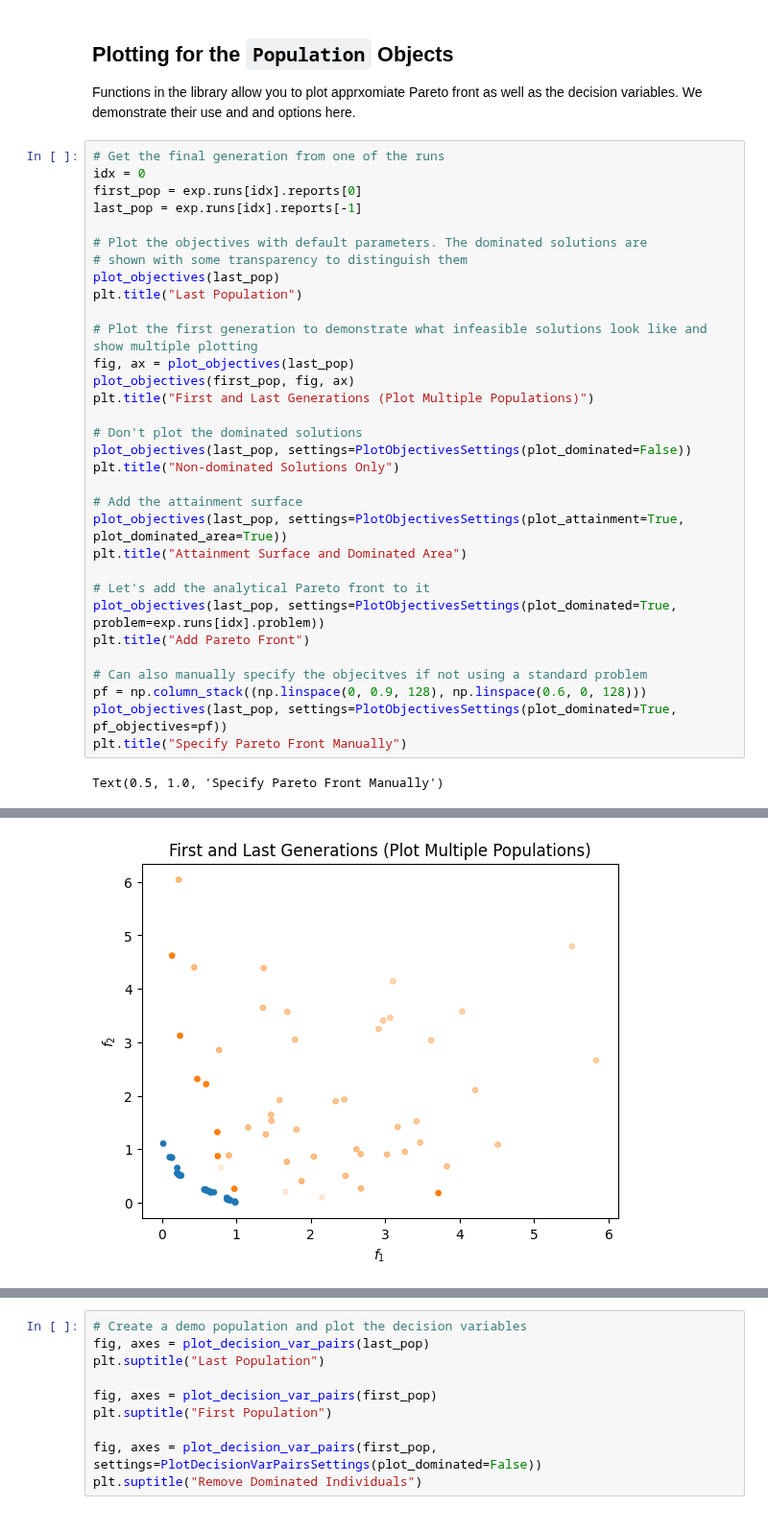
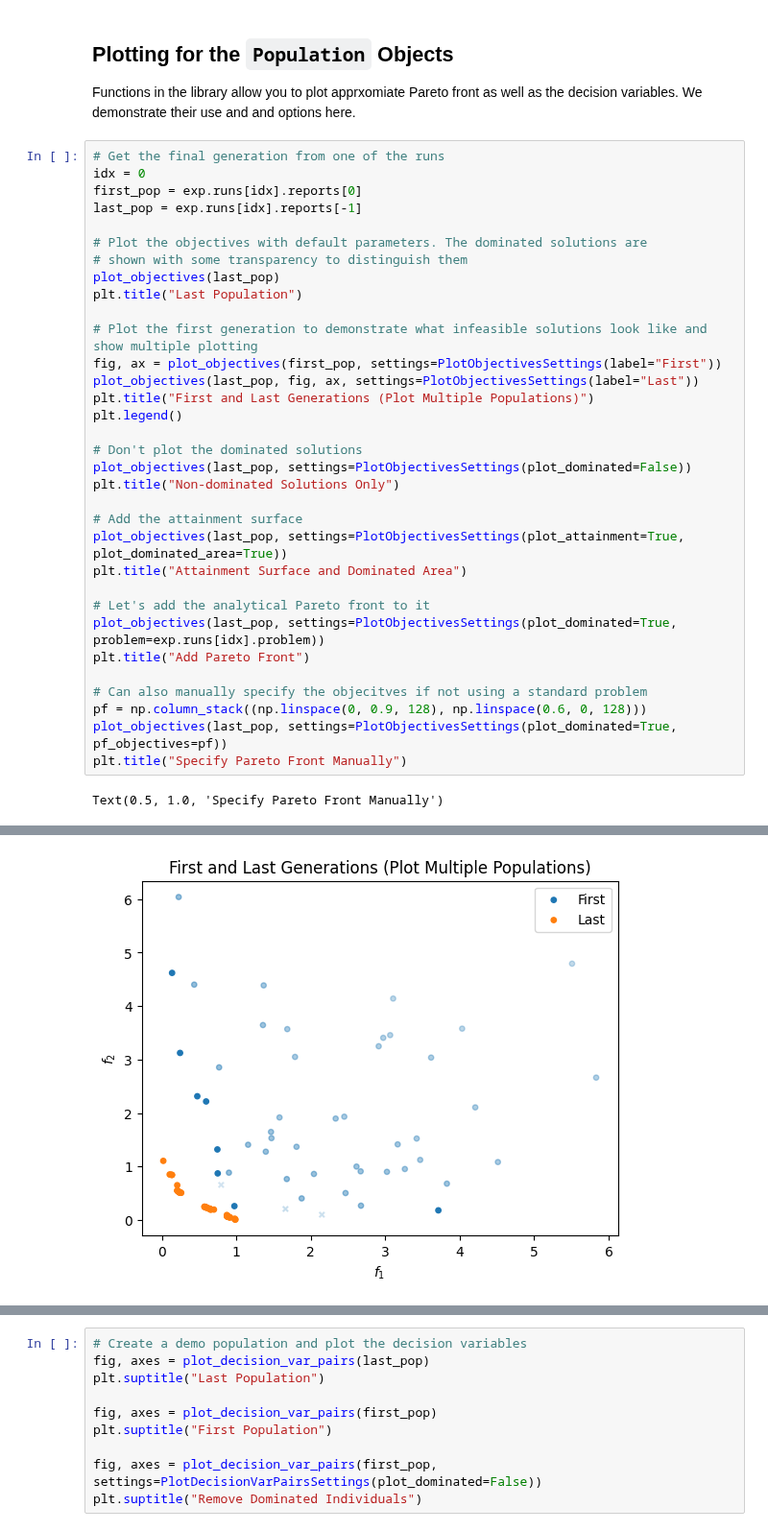
Before and after one commit to electronsandstuff/ParetoBench, a Jupyter notebook: example_notebooks/plotting.ipynb, the cells around one changed output, grey strips where cells are left out. Shown at 96% size. Cells and saved outputs as stored; diff of their text form.

Commit message:
add support for labels

```diff
--- a/example_notebooks/plotting.ipynb
+++ b/example_notebooks/plotting.ipynb
@@ -25,36 +25,37 @@ idx = 0
 first_pop = exp.runs[idx].reports[0]
 last_pop = exp.runs[idx].reports[-1]
 
 # Plot the objectives with default parameters. The dominated solutions are
 # shown with some transparency to distinguish them
 plot_objectives(last_pop)
 plt.title("Last Population")
 
 # Plot the first generation to demonstrate what infeasible solutions look like and show multiple plotting
-fig, ax = plot_objectives(last_pop)
-plot_objectives(first_pop, fig, ax)
+fig, ax = plot_objectives(first_pop, settings=PlotObjectivesSettings(label="First"))
+plot_objectives(last_pop, fig, ax, settings=PlotObjectivesSettings(label="Last"))
 plt.title("First and Last Generations (Plot Multiple Populations)")
+plt.legend()
 
 # Don't plot the dominated solutions
 plot_objectives(last_pop, settings=PlotObjectivesSettings(plot_dominated=False))
 plt.title("Non-dominated Solutions Only")
 
 # Add the attainment surface
 plot_objectives(last_pop, settings=PlotObjectivesSettings(plot_attainment=True, plot_dominated_area=True))
 plt.title("Attainment Surface and Dominated Area")
 
 # Let's add the analytical Pareto front to it
 plot_objectives(last_pop, settings=PlotObjectivesSettings(plot_dominated=True, problem=exp.runs[idx].problem))
 plt.title("Add Pareto Front")
 
 # Can also manually specify the objecitves if not using a standard problem
 pf = np.column_stack((np.linspace(0, 0.9, 128), np.linspace(0.6, 0, 128)))
 plot_objectives(last_pop, settings=PlotObjectivesSettings(plot_dominated=True, pf_objectives=pf))
 plt.title("Specify Pareto Front Manually")
 # %% [output]
 Text(0.5, 1.0, 'Specify Pareto Front Manually')
 [figure]
-[figure, old version]
+[figure, new version]
 [figure]
 [figure]
 [figure]
```
Also changed, not shown: 1 other file.
